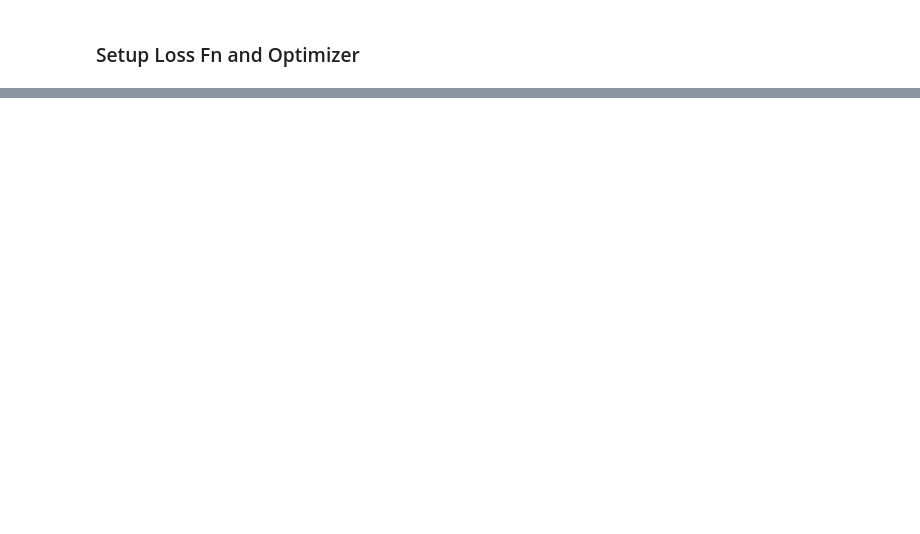
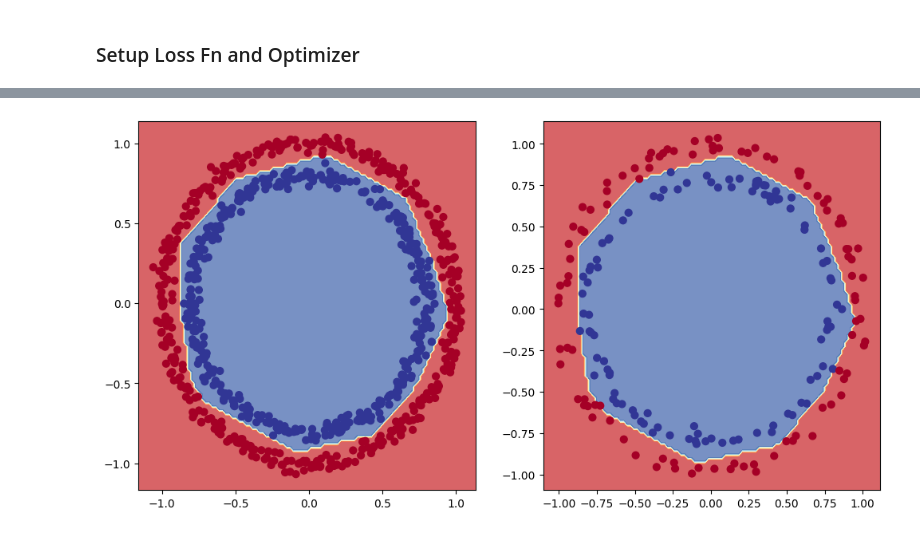
Before and after one commit to Linux-Server/ZTM, a Jupyter notebook: pytorch/02_classification/2.ipynb, the cells around one changed output, grey strips where cells are left out. Drawn from its saved outputs; the diff is of its cells as text; code cells hidden in the pictures; blank space fills up the shorter version.

```diff
--- a/pytorch/02_classification/2.ipynb
+++ b/pytorch/02_classification/2.ipynb
@@ -181,0 +322,35 @@ tensor([[0.7238],
+# %%
+epochs = 1000
+
+for epoch in range(epochs):
+    model_3.train()
+    # forward pass
+    train_logits =  model_3(X_train).squeeze()
+    train_preds  = torch.round(torch.sigmoid(train_logits))
+
+    # calc the loss
+    train_loss = loss_fn(train_logits, y_train)
+    train_acc = accuracy_fn(train_preds, y_train)
+
+    # optimize the grad
+    optimizer.zero_grad()
+
+    train_loss.backward()
+
+    optimizer.step()
+
+    # eval
+
+    model_3.eval()
+
+    with torch.inference_mode():
+        # forward pass
+        test_logits =  model_3(X_test).squeeze()
+        test_preds  = torch.round(torch.sigmoid(test_logits))
+
+        # calc the loss
+        test_loss = loss_fn(test_logits, y_test)
+        test_acc = accuracy_fn(test_preds, y_test)
+
+        if epoch % 10 == 0 :
+            print(f"Epooch : {epoch} | Train Loss : {train_loss} | Test Loss : {test_loss} | Train accuracy : {train_acc}, | Test Accuracy : {test_acc}")
@@ -181,0 +375,10 @@ tensor([[0.7238],
+# %%
+from helpers import plot_decision_boundary
+
+plt.figure(figsize=(12,6))
+plt.subplot(1,2,1)
+plot_decision_boundary(model_3,X_train, y_train)
+plt.subplot(1,2,2)
+plot_decision_boundary(model_3,X_test, y_test)
+# %% [output]
+[figure, added]
```
Also changed, not shown: parts of 18 cells of this notebook, 1 other file.
